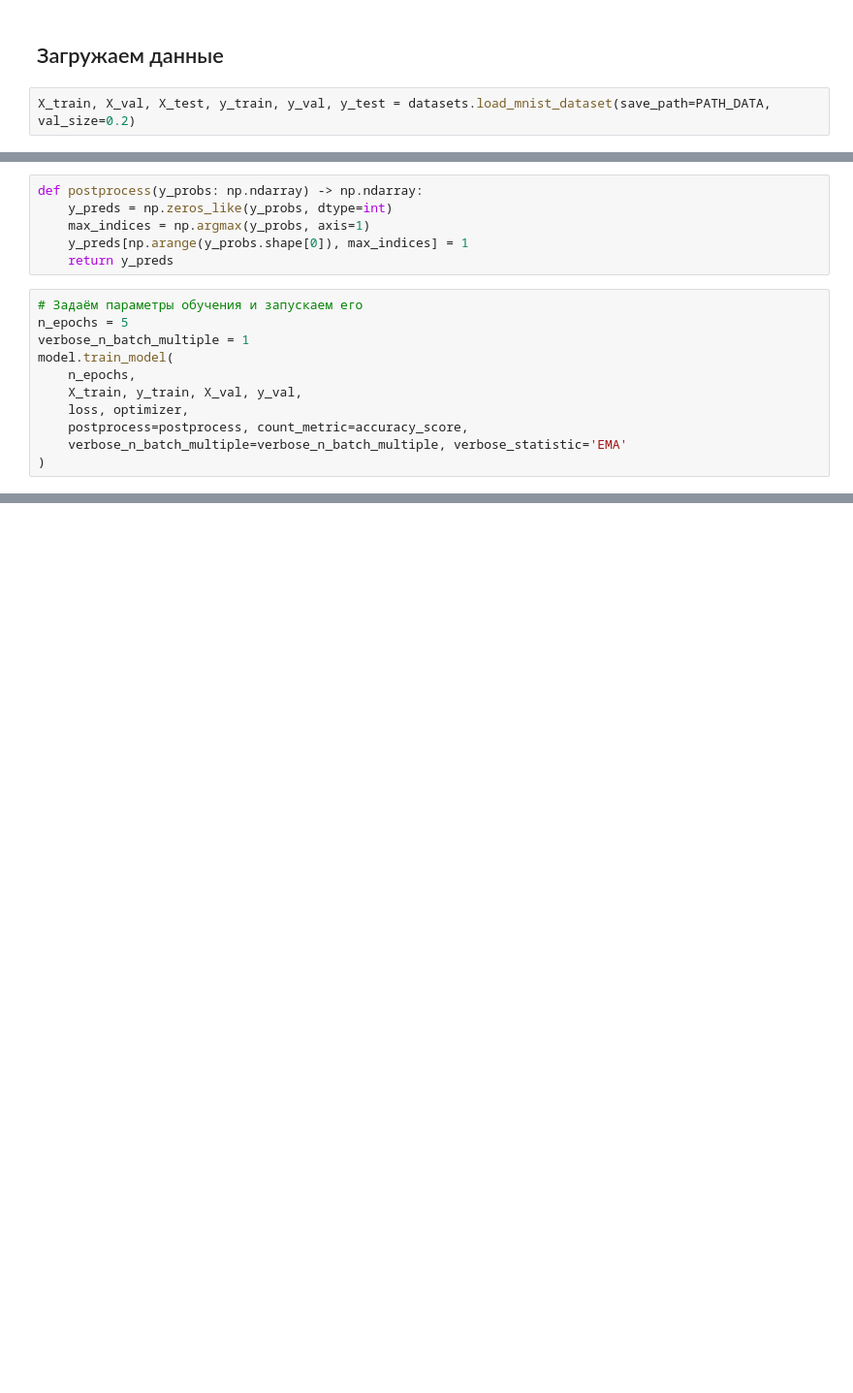
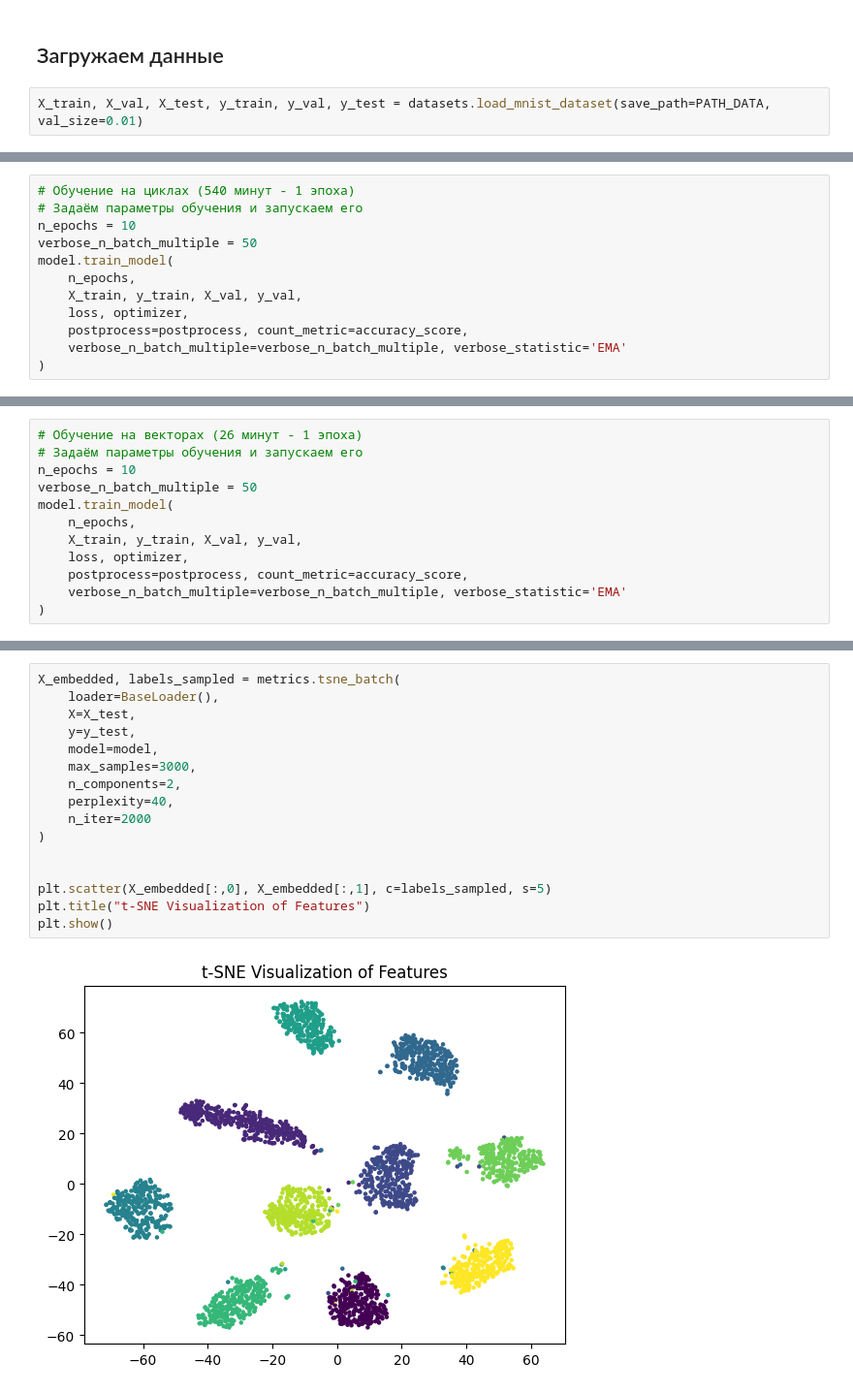
Before and after one commit to EgorChernov5/FFAIO, a Jupyter notebook: notebooks/lab2.ipynb, the cells around one changed output, grey strips where cells are left out. Shown: that part at 97% size. Saved outputs shown, nothing was run; the diff lists cells and outputs as text; blank space fills up the shorter version.

```diff
--- a/notebooks/lab2.ipynb
+++ b/notebooks/lab2.ipynb
@@ -47,4 +49,4 @@ from src.models import CNN
 # %% [markdown]
 ## Загружаем данные
 # %%
-X_train, X_val, X_test, y_train, y_val, y_test = datasets.load_mnist_dataset(save_path=PATH_DATA, val_size=0.2)
+X_train, X_val, X_test, y_train, y_val, y_test = datasets.load_mnist_dataset(save_path=PATH_DATA, val_size=0.01)
@@ -70,13 +145,8 @@ optimizer = GDOptimizer(
-# %%
-def postprocess(y_probs: np.ndarray) -> np.ndarray:
-    y_preds = np.zeros_like(y_probs, dtype=int)
-    max_indices = np.argmax(y_probs, axis=1)
-    y_preds[np.arange(y_probs.shape[0]), max_indices] = 1
-    return y_preds
 # %%
+# Обучение на циклах (540 минут - 1 эпоха)
 # Задаём параметры обучения и запускаем его
-n_epochs = 5
-verbose_n_batch_multiple = 1
+n_epochs = 10
+verbose_n_batch_multiple = 50
 model.train_model(
     n_epochs,
     X_train, y_train, X_val, y_val,
@@ -86,0 +159,12 @@ model.train_model(
+# %%
+# Обучение на векторах (26 минут - 1 эпоха)
+# Задаём параметры обучения и запускаем его
+n_epochs = 10
+verbose_n_batch_multiple = 50
+model.train_model(
+    n_epochs,
+    X_train, y_train, X_val, y_val,
+    loss, optimizer,
+    postprocess=postprocess, count_metric=accuracy_score,
+    verbose_n_batch_multiple=verbose_n_batch_multiple, verbose_statistic='EMA'
+)
@@ -86,0 +244,18 @@ model.train_model(
+# %%
+X_embedded, labels_sampled = metrics.tsne_batch(
+    loader=BaseLoader(),
+    X=X_test,
+    y=y_test,
+    model=model,
+    max_samples=3000,
+    n_components=2,
+    perplexity=40,
+    n_iter=2000
+)
+
+
+plt.scatter(X_embedded[:,0], X_embedded[:,1], c=labels_sampled, s=5)
+plt.title("t-SNE Visualization of Features")
+plt.show()
+# %% [output]
+[figure, added]
```
Also changed, not shown: parts of 50 cells of this notebook.
